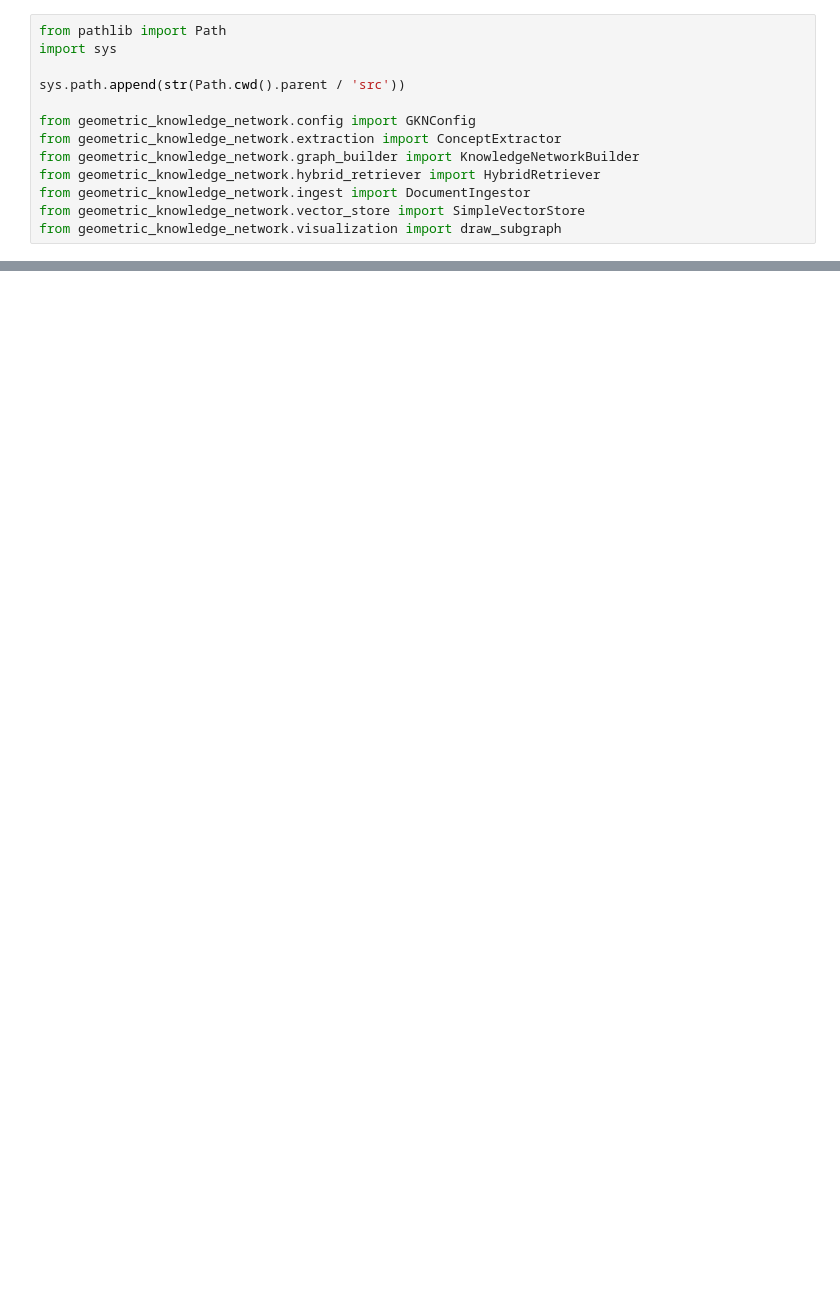
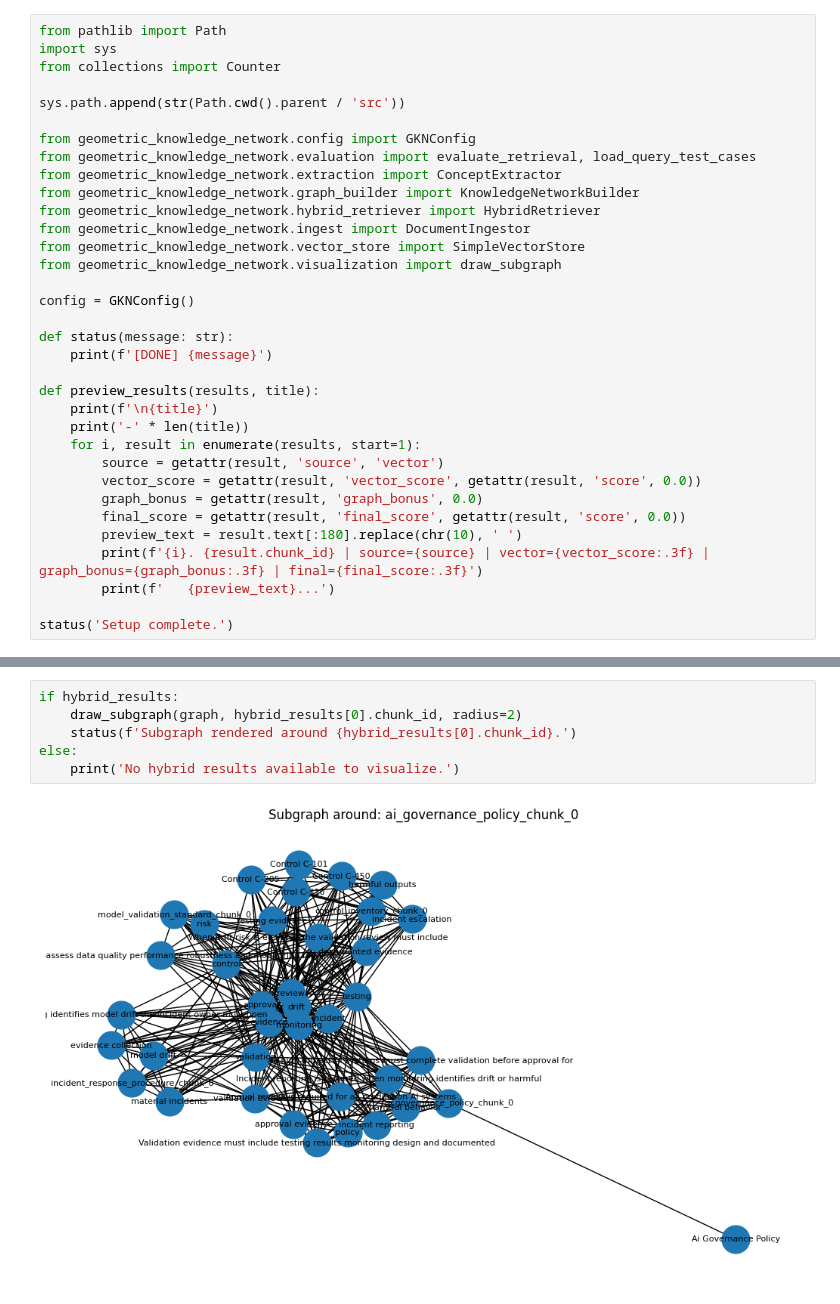
Before and after one commit to minw0607/geometric_knowledge_network, a Jupyter notebook: notebooks/99_end_to_end_demo.ipynb, the cells around one changed output, grey strips where cells are left out. Cells and saved outputs as stored; diff of their text form; blank space fills up the shorter version.

Commit message:
feat: add GKN hybrid retrieval, evaluation artifacts, MIT license, and expanded README

```diff
--- a/notebooks/99_end_to_end_demo.ipynb
+++ b/notebooks/99_end_to_end_demo.ipynb
@@ -5,13 +21,34 @@ This notebook keeps orchestration light and delegates implementation to the pack
 # %%
 from pathlib import Path
 import sys
+from collections import Counter
 
 sys.path.append(str(Path.cwd().parent / 'src'))
 
 from geometric_knowledge_network.config import GKNConfig
+from geometric_knowledge_network.evaluation import evaluate_retrieval, load_query_test_cases
 from geometric_knowledge_network.extraction import ConceptExtractor
 from geometric_knowledge_network.graph_builder import KnowledgeNetworkBuilder
 from geometric_knowledge_network.hybrid_retriever import HybridRetriever
 from geometric_knowledge_network.ingest import DocumentIngestor
 from geometric_knowledge_network.vector_store import SimpleVectorStore
 from geometric_knowledge_network.visualization import draw_subgraph
+
+config = GKNConfig()
+
+def status(message: str):
+    print(f'[DONE] {message}')
+
+def preview_results(results, title):
+    print(f'\n{title}')
+    print('-' * len(title))
+    for i, result in enumerate(results, start=1):
+        source = getattr(result, 'source', 'vector')
+        vector_score = getattr(result, 'vector_score', getattr(result, 'score', 0.0))
+        graph_bonus = getattr(result, 'graph_bonus', 0.0)
+        final_score = getattr(result, 'final_score', getattr(result, 'score', 0.0))
+        preview_text = result.text[:180].replace(chr(10), ' ')
+        print(f'{i}. {result.chunk_id} | source={source} | vector={vector_score:.3f} | graph_bonus={graph_bonus:.3f} | final={final_score:.3f}')
+        print(f'   {preview_text}...')
+
+status('Setup complete.')
@@ -46,0 +188,8 @@ draw_subgraph(graph, hybrid_results[0].chunk_id, radius=2)
+# %%
+if hybrid_results:
+    draw_subgraph(graph, hybrid_results[0].chunk_id, radius=2)
+    status(f'Subgraph rendered around {hybrid_results[0].chunk_id}.')
+else:
+    print('No hybrid results available to visualize.')
+# %% [output]
+[figure, added]
```
Also changed, not shown: parts of 24 cells of this notebook, 13 other files.
